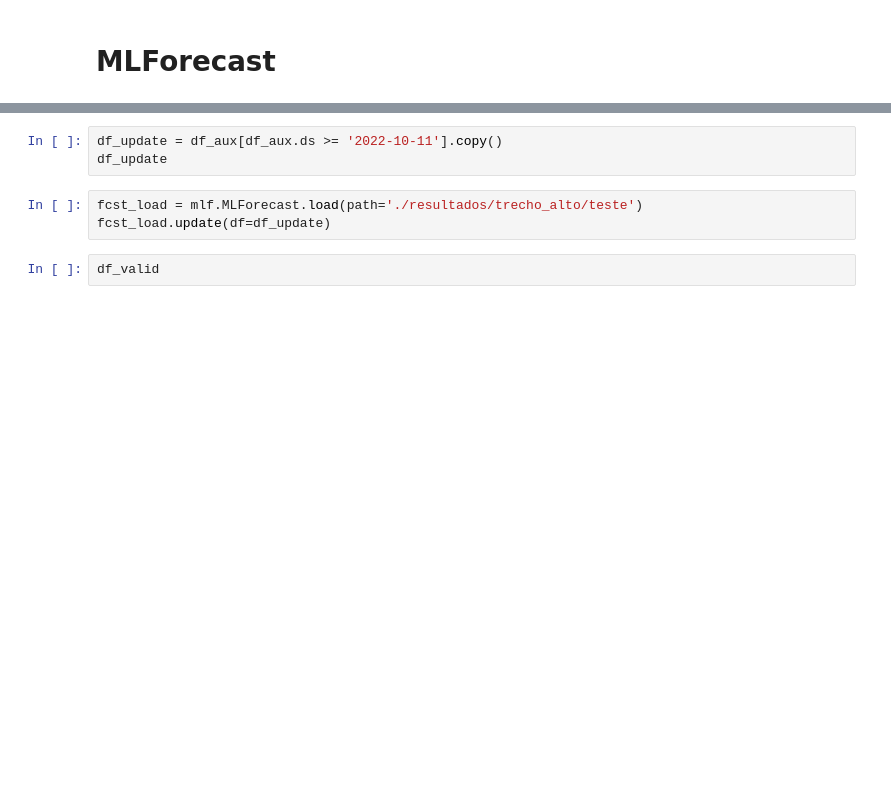
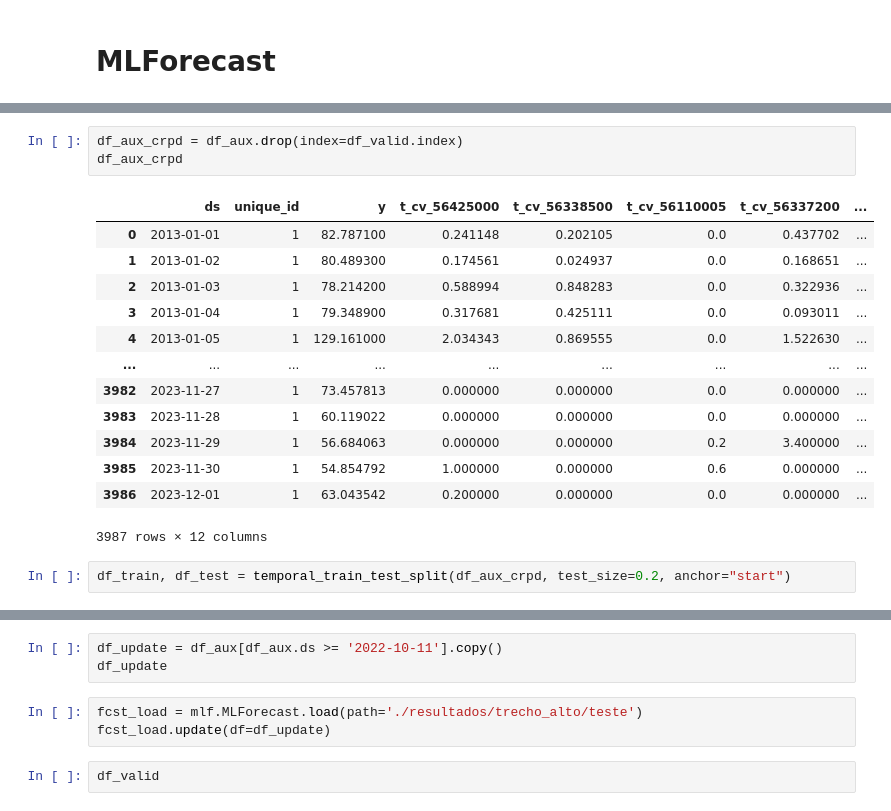
Before and after one commit to wasf84/pgmc-mestrado, a Jupyter notebook: dissertacao/bacia_rio_doce/alto_doce.ipynb, the cells around one changed output, grey strips where cells are left out. Drawn from its saved outputs; the diff is of its cells as text; blank space fills up the shorter version.

```diff
--- a/dissertacao/bacia_rio_doce/alto_doce.ipynb
+++ b/dissertacao/bacia_rio_doce/alto_doce.ipynb
@@ -1004,0 +1065,19 @@ RMSE TCN 9604.91233593795
+# %%
+df_aux_crpd = df_aux.drop(index=df_valid.index)
+df_aux_crpd
+# %% [output]
+|  | ds | unique_id | y | t_cv_56425000 | t_cv_56338500 | t_cv_56110005 | t_cv_56337200 | ... |
+| 0 | 2013-01-01 | 1 | 82.787100 | 0.241148 | 0.202105 | 0.0 | 0.437702 | ... |
+| 1 | 2013-01-02 | 1 | 80.489300 | 0.174561 | 0.024937 | 0.0 | 0.168651 | ... |
+| 2 | 2013-01-03 | 1 | 78.214200 | 0.588994 | 0.848283 | 0.0 | 0.322936 | ... |
+| 3 | 2013-01-04 | 1 | 79.348900 | 0.317681 | 0.425111 | 0.0 | 0.093011 | ... |
+| 4 | 2013-01-05 | 1 | 129.161000 | 2.034343 | 0.869555 | 0.0 | 1.522630 | ... |
+| ... | ... | ... | ... | ... | ... | ... | ... | ... |
+| 3982 | 2023-11-27 | 1 | 73.457813 | 0.000000 | 0.000000 | 0.0 | 0.000000 | ... |
+| 3983 | 2023-11-28 | 1 | 60.119022 | 0.000000 | 0.000000 | 0.0 | 0.000000 | ... |
+| 3984 | 2023-11-29 | 1 | 56.684063 | 0.000000 | 0.000000 | 0.2 | 3.400000 | ... |
+| 3985 | 2023-11-30 | 1 | 54.854792 | 1.000000 | 0.000000 | 0.6 | 0.000000 | ... |
+| 3986 | 2023-12-01 | 1 | 63.043542 | 0.200000 | 0.000000 | 0.0 | 0.000000 | ... |
+3987 rows × 12 columns
+# %%
+df_train, df_test = temporal_train_test_split(df_aux_crpd, test_size=0.2, anchor="start")
```
Also changed, not shown: parts of 77 cells of this notebook, 44 other files.
